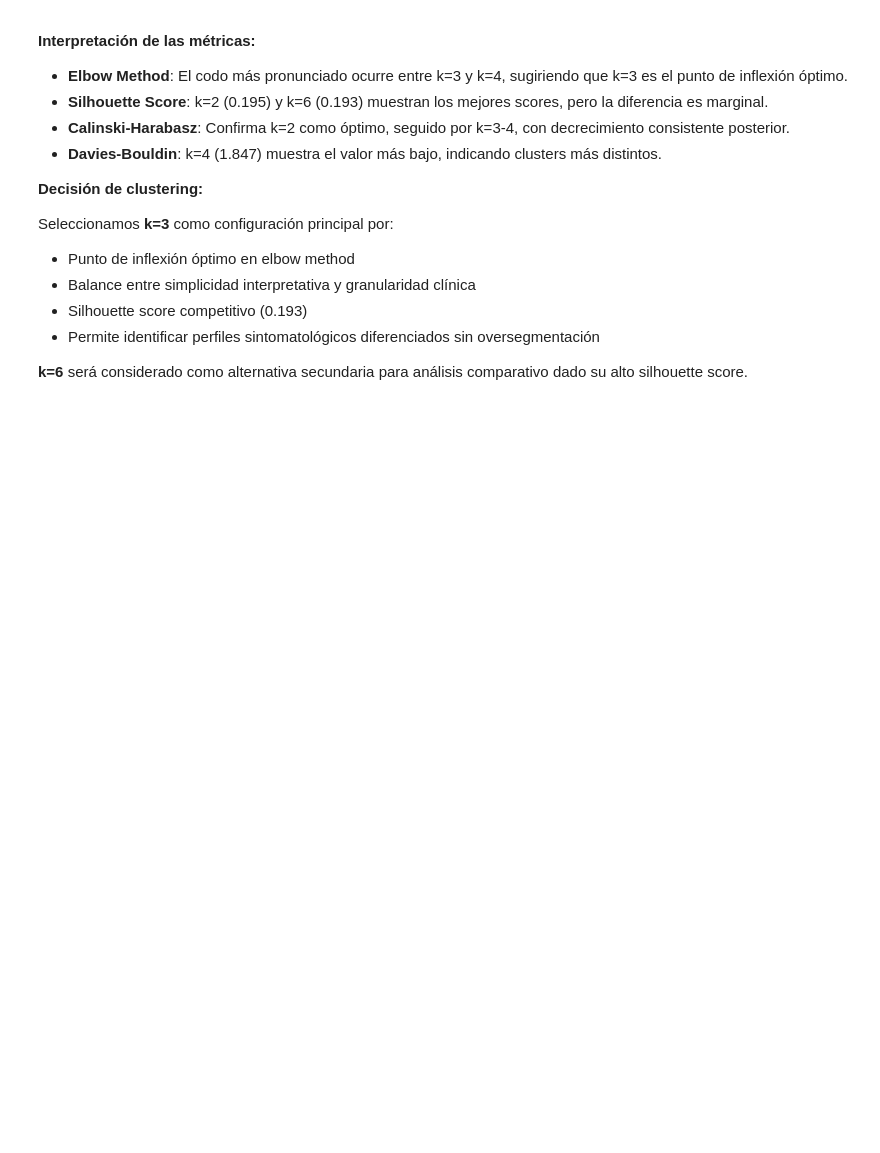
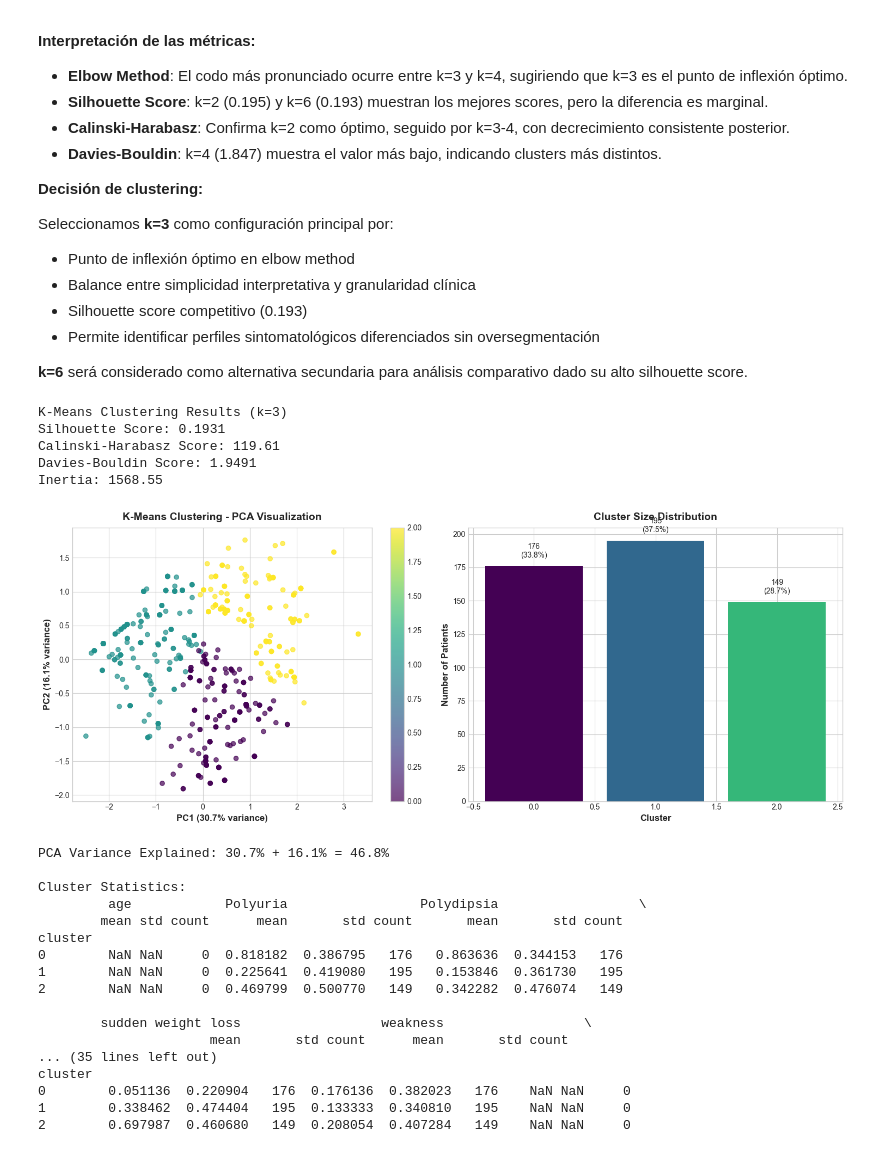
Before and after one commit to PameBlanca/FCD_UV_2025, a Jupyter notebook: Diabetes_project/notebook/02_diabetes_clustering_analysis.ipynb, the cells around one changed output. Drawn from its saved outputs; the diff is of its cells as text; code cells hidden in the pictures; blank space fills up the shorter version.

Commit message:
Implement k-mean

```diff
--- a/Diabetes_project/notebook/02_diabetes_clustering_analysis.ipynb
+++ b/Diabetes_project/notebook/02_diabetes_clustering_analysis.ipynb
@@ -174,0 +221,48 @@ Seleccionamos **k=3** como configuración principal por:
+# %%
+# Aplicar K-Means con k=3
+kmeans_model, cluster_labels = apply_kmeans_clustering(features_scaled, k=3)
+
+# Calcular métricas de evaluación
+silhouette_avg = silhouette_score(features_scaled, cluster_labels)
+calinski_score = calinski_harabasz_score(features_scaled, cluster_labels)
+davies_bouldin = davies_bouldin_score(features_scaled, cluster_labels)
+
+print("K-Means Clustering Results (k=3)")
+print(f"Silhouette Score: {silhouette_avg:.4f}")
+print(f"Calinski-Harabasz Score: {calinski_score:.2f}")
+print(f"Davies-Bouldin Score: {davies_bouldin:.4f}")
+print(f"Inertia: {kmeans_model.inertia_:.2f}")
+
+# Visualizar clustering
+variance_explained = plot_cluster_visualization(features_scaled, cluster_labels)
+print(f"\nPCA Variance Explained: {variance_explained[0]:.1%} + {variance_explained[1]:.1%} = {sum(variance_explained):.1%}")
+
+# Calcular estadísticas por cluster
+feature_names = ['age'] + symptom_cols + ['gender']
+cluster_stats = calculate_cluster_stats(features_scaled, cluster_labels, feature_names)
+print(f"\nCluster Statistics:")
+print(cluster_stats)
+# %% [output]
+K-Means Clustering Results (k=3)
+Silhouette Score: 0.1931
+Calinski-Harabasz Score: 119.61
+Davies-Bouldin Score: 1.9491
+Inertia: 1568.55
+[figure, added]
+PCA Variance Explained: 30.7% + 16.1% = 46.8%
+
+Cluster Statistics:
+         age            Polyuria                 Polydipsia                  \
+        mean std count      mean       std count       mean       std count
+cluster
+0        NaN NaN     0  0.818182  0.386795   176   0.863636  0.344153   176
+1        NaN NaN     0  0.225641  0.419080   195   0.153846  0.361730   195
+2        NaN NaN     0  0.469799  0.500770   149   0.342282  0.476074   149
+
+        sudden weight loss                  weakness                  \
+                      mean       std count      mean       std count
+... (35 lines left out)
+cluster
+0        0.051136  0.220904   176  0.176136  0.382023   176    NaN NaN     0
+1        0.338462  0.474404   195  0.133333  0.340810   195    NaN NaN     0
+2        0.697987  0.460680   149  0.208054  0.407284   149    NaN NaN     0
```
Also changed, not shown: parts of 1 cell of this notebook.
